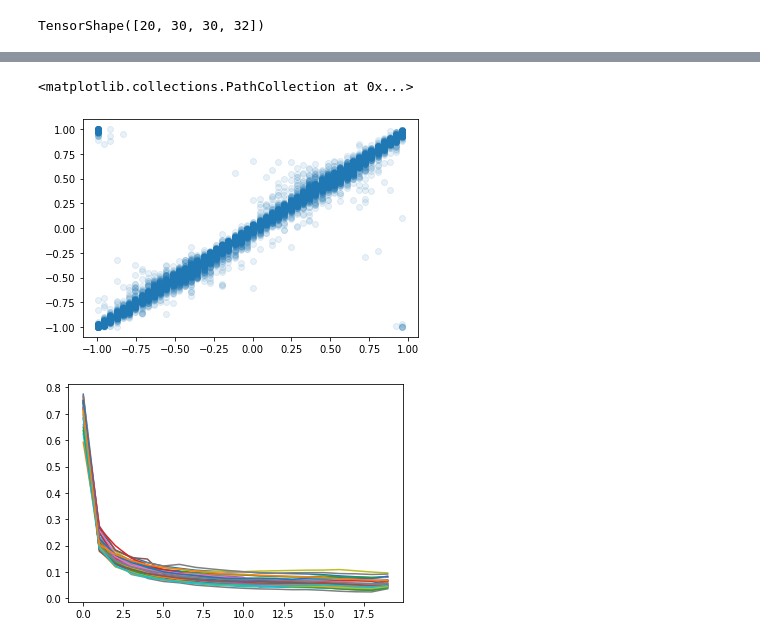
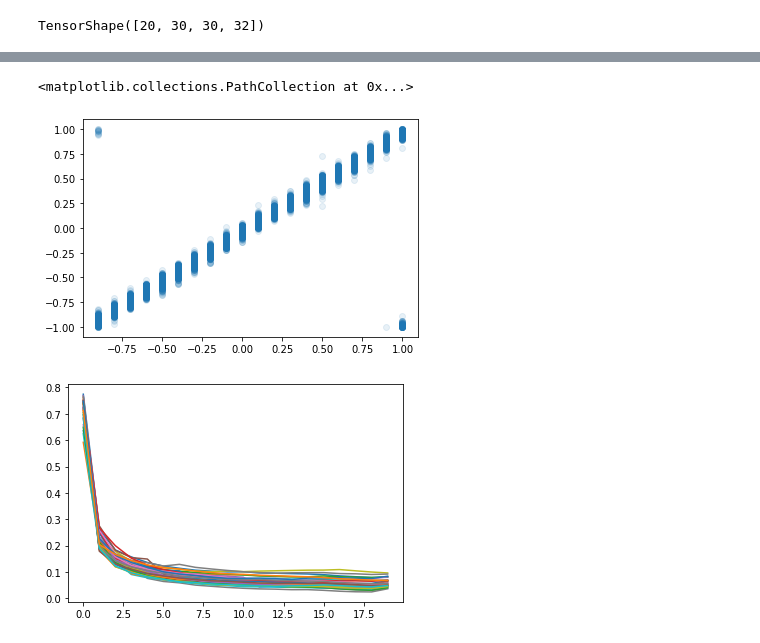
Before and after one commit to wilkieolin/phasor_networks, a Jupyter notebook: cifar detail.ipynb, the cells around one changed output, grey strips where cells are left out. Drawn from its saved outputs; the diff is of its cells as text; code cells hidden in the pictures.

```diff
--- a/cifar detail.ipynb
+++ b/cifar detail.ipynb
@@ -165,8 +165,8 @@ plt.plot(nans1.transpose());
 # %%
-plt.scatter(phase0[0][-1,...], sc1[0,...], alpha=0.1)
+plt.scatter(phase0[1][-1,...], sc1[1,...], alpha=0.1)
 # %% [output]
 <matplotlib.collections.PathCollection at 0x...>
-[figure, old version]
+[figure, new version]
 # %%
 spks1 = model.conv2.call_dynamic(spks0)
 # %%
```
Also changed, not shown: parts of 3 cells of this notebook, 1 other file.
